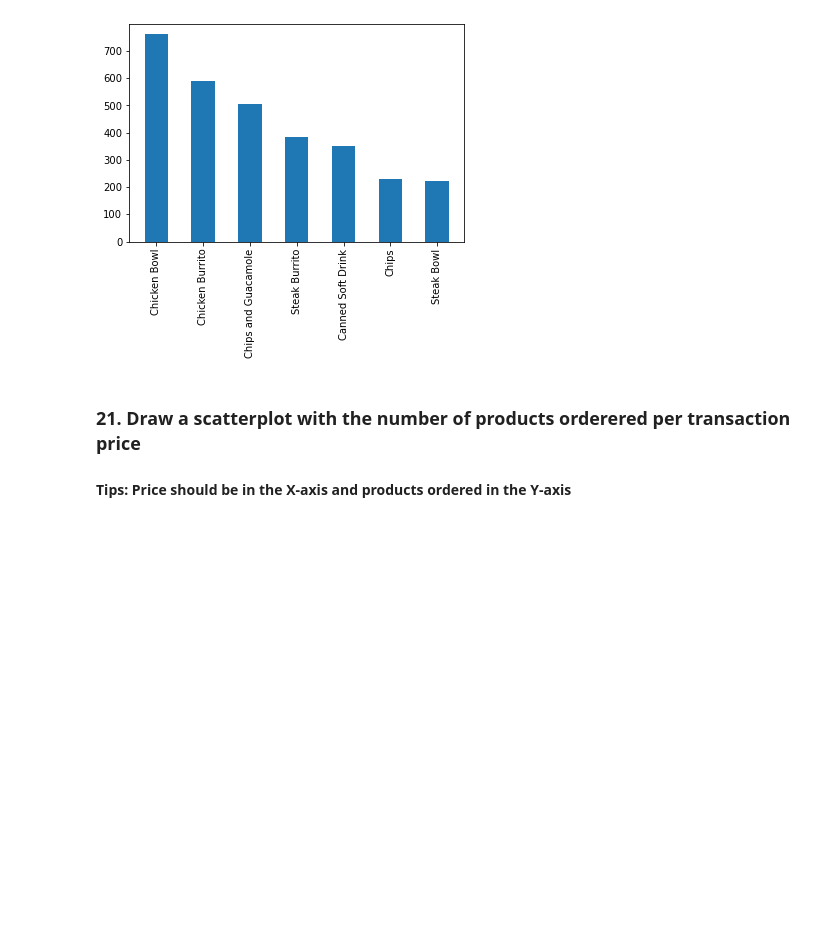
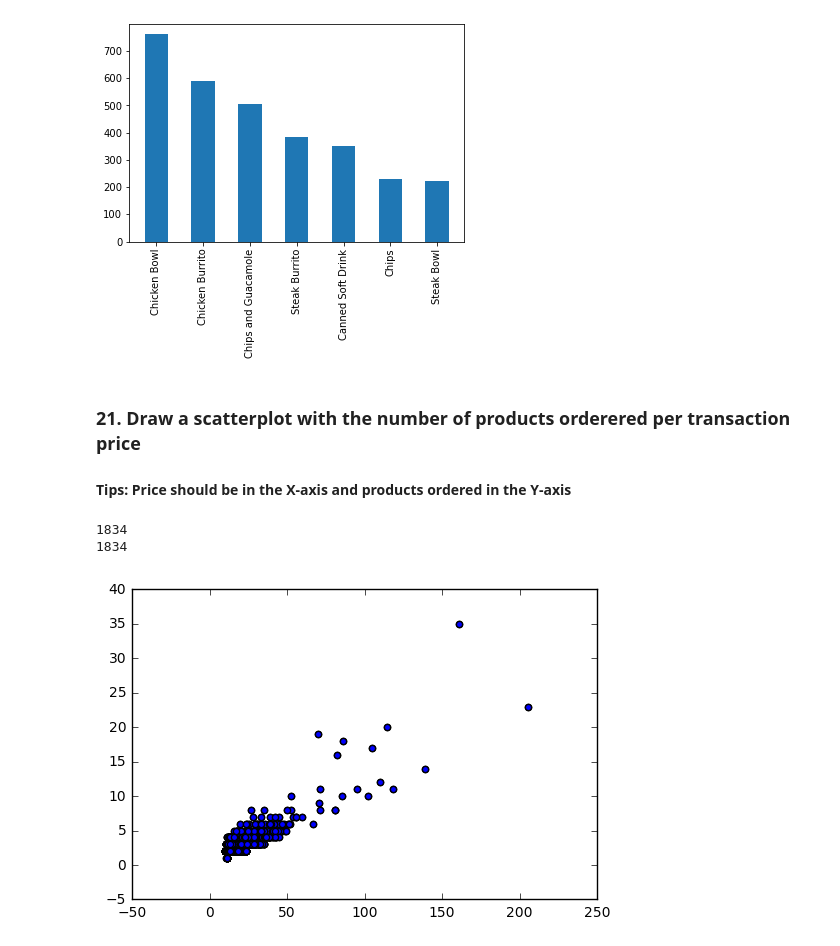
Before and after one commit to aSkailand/dat540, a Jupyter notebook: assignment_2/assignment2.ipynb, the cells around one changed output. Cells and saved outputs as stored; diff of their text form; code cells hidden in the pictures; blank space fills up the shorter version.

Commit message:
added scatter plot

```diff
--- a/assignment_2/assignment2.ipynb
+++ b/assignment_2/assignment2.ipynb
@@ -265,3 +270,19 @@ plt.show()
 # %% [markdown]
 ### 21. Draw a scatterplot with the number of products orderered per transaction price
 #### Tips: Price should be in the X-axis and products ordered in the Y-axis
+# %%
+transaction_prices = []
+number_of_transactions = []
+for id in unique_ids:
+    transaction_prices.append(dataset.loc[dataset['order_id'] == id]['product_price'].sum())
+    number_of_transactions.append(dataset.loc[dataset['order_id'] == id]['quantity'].sum())
+
+print(len(transaction_prices))
+print(len(number_of_transactions))
+
+plt.scatter(transaction_prices, number_of_transactions)
+plt.show()
+# %% [output]
+1834
+1834
+[figure, added]
```
Also changed, not shown: parts of 2 cells of this notebook.
